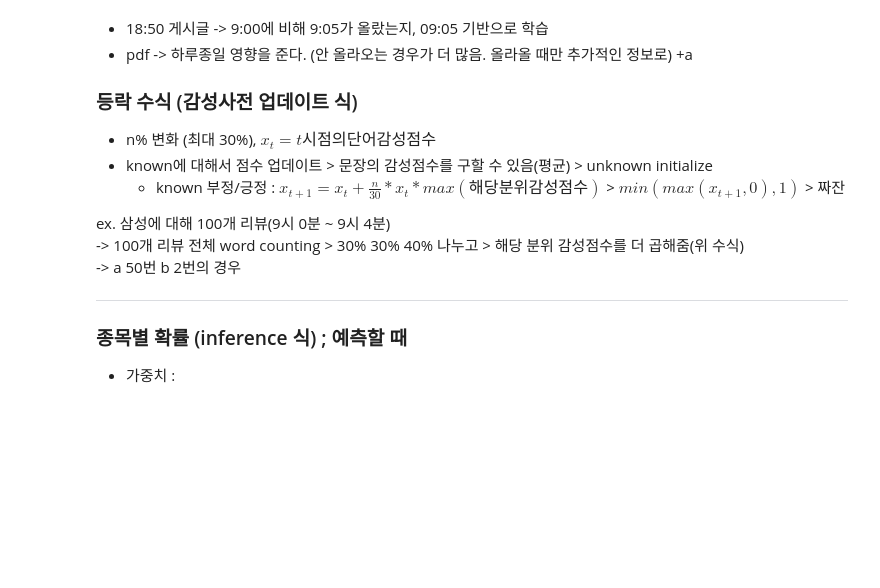
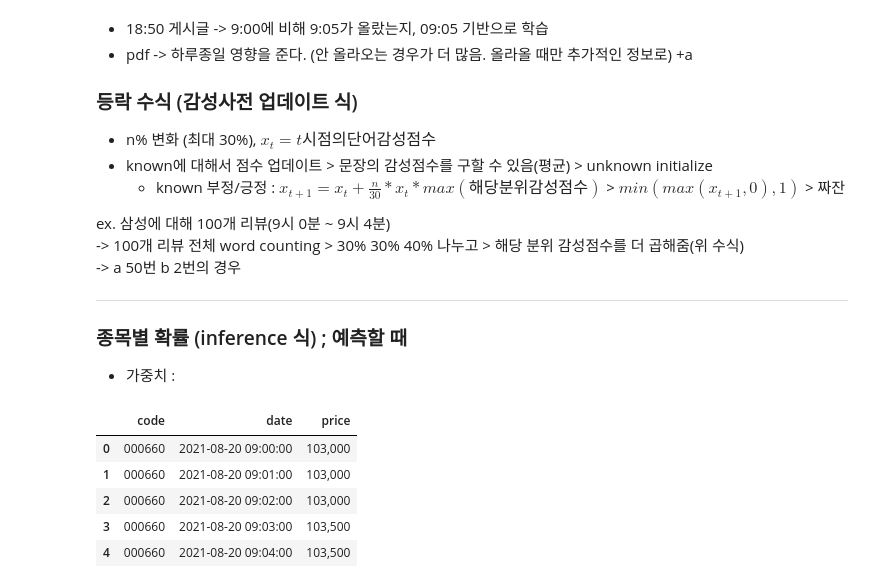
Before and after one commit to jayleenym/AYOA, a Jupyter notebook: 감성사전/감성사전만들기.ipynb, the cells around one changed output. Saved outputs shown, nothing was run; the diff lists cells and outputs as text; code cells hidden in the pictures; blank space fills up the shorter version.

```diff
--- a/감성사전/감성사전만들기.ipynb
+++ b/감성사전/감성사전만들기.ipynb
@@ -206,0 +219,9 @@ ex. 삼성에 대해 100개 리뷰(9시 0분 ~ 9시 4분)
+# %%
+STOCK.head()
+# %% [output]
+|  | code | date | price |
+| 0 | 000660 | 2021-08-20 09:00:00 | 103,000 |
+| 1 | 000660 | 2021-08-20 09:01:00 | 103,000 |
+| 2 | 000660 | 2021-08-20 09:02:00 | 103,000 |
+| 3 | 000660 | 2021-08-20 09:03:00 | 103,500 |
+| 4 | 000660 | 2021-08-20 09:04:00 | 103,500 |
```
Also changed, not shown: parts of 9 cells of this notebook, 2 other files.
